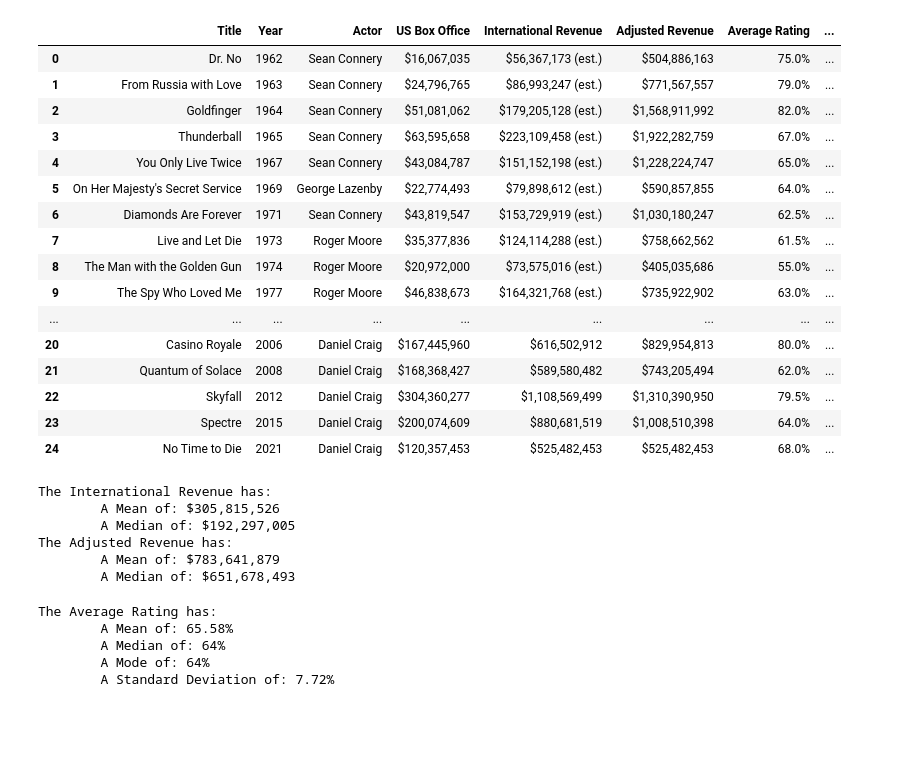
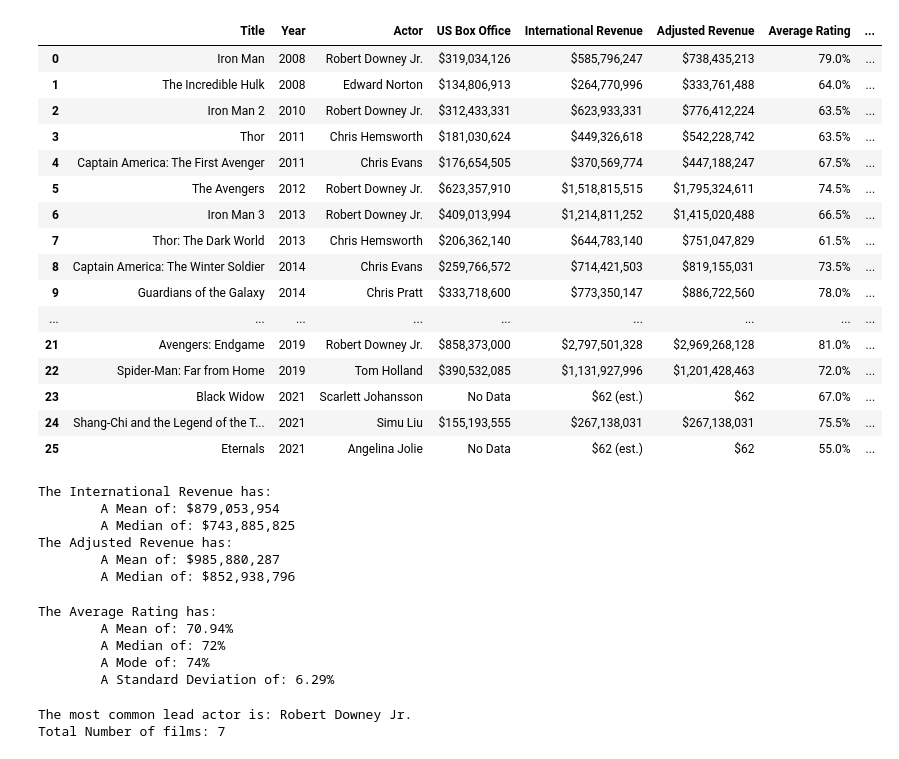
Before and after one commit to ans1080/Project007, a Jupyter notebook: 007analysis.ipynb, the cells around one changed output. Saved outputs shown, nothing was run; the diff lists cells and outputs as text; code cells hidden in the pictures; blank space fills up the shorter version.

Commit message:
analysis beta 1.0 + more csv data files to test

```diff
--- a/007analysis.ipynb
+++ b/007analysis.ipynb
@@ -1,28 +1,28 @@
 # %%
 import pandas as pd
 import math
 
 # Create the dataframe
-df = pd.read_csv('project007.csv', skiprows=1)  # Change to cloud if time permits
+df = pd.read_csv('mcu_data.csv', skiprows=1)  # Change to cloud if time permits
 df
 # %% [output]
 |  | Title | Year | Actor | US Box Office | International Revenue | Adjusted Revenue | Average Rating | ... |
-| 0 | Dr. No | 1962 | Sean Connery | $16,067,035 | $56,367,173 (est.) | $504,886,163 | 75.0% | ... |
-| 1 | From Russia with Love | 1963 | Sean Connery | $24,796,765 | $86,993,247 (est.) | $771,567,557 | 79.0% | ... |
-| 2 | Goldfinger | 1964 | Sean Connery | $51,081,062 | $179,205,128 (est.) | $1,568,911,992 | 82.0% | ... |
-| 3 | Thunderball | 1965 | Sean Connery | $63,595,658 | $223,109,458 (est.) | $1,922,282,759 | 67.0% | ... |
-| 4 | You Only Live Twice | 1967 | Sean Connery | $43,084,787 | $151,152,198 (est.) | $1,228,224,747 | 65.0% | ... |
-| 5 | On Her Majesty's Secret Service | 1969 | George Lazenby | $22,774,493 | $79,898,612 (est.) | $590,857,855 | 64.0% | ... |
-| 6 | Diamonds Are Forever | 1971 | Sean Connery | $43,819,547 | $153,729,919 (est.) | $1,030,180,247 | 62.5% | ... |
-| 7 | Live and Let Die | 1973 | Roger Moore | $35,377,836 | $124,114,288 (est.) | $758,662,562 | 61.5% | ... |
-| 8 | The Man with the Golden Gun | 1974 | Roger Moore | $20,972,000 | $73,575,016 (est.) | $405,035,686 | 55.0% | ... |
-| 9 | The Spy Who Loved Me | 1977 | Roger Moore | $46,838,673 | $164,321,768 (est.) | $735,922,902 | 63.0% | ... |
+| 0 | Iron Man | 2008 | Robert Downey Jr. | $319,034,126 | $585,796,247 | $738,435,213 | 79.0% | ... |
+| 1 | The Incredible Hulk | 2008 | Edward Norton | $134,806,913 | $264,770,996 | $333,761,488 | 64.0% | ... |
+| 2 | Iron Man 2 | 2010 | Robert Downey Jr. | $312,433,331 | $623,933,331 | $776,412,224 | 63.5% | ... |
+| 3 | Thor | 2011 | Chris Hemsworth | $181,030,624 | $449,326,618 | $542,228,742 | 63.5% | ... |
+| 4 | Captain America: The First Avenger | 2011 | Chris Evans | $176,654,505 | $370,569,774 | $447,188,247 | 67.5% | ... |
+| 5 | The Avengers | 2012 | Robert Downey Jr. | $623,357,910 | $1,518,815,515 | $1,795,324,611 | 74.5% | ... |
+| 6 | Iron Man 3 | 2013 | Robert Downey Jr. | $409,013,994 | $1,214,811,252 | $1,415,020,488 | 66.5% | ... |
+| 7 | Thor: The Dark World | 2013 | Chris Hemsworth | $206,362,140 | $644,783,140 | $751,047,829 | 61.5% | ... |
+| 8 | Captain America: The Winter Soldier | 2014 | Chris Evans | $259,766,572 | $714,421,503 | $819,155,031 | 73.5% | ... |
+| 9 | Guardians of the Galaxy | 2014 | Chris Pratt | $333,718,600 | $773,350,147 | $886,722,560 | 78.0% | ... |
 | ... | ... | ... | ... | ... | ... | ... | ... | ... |
-| 20 | Casino Royale | 2006 | Daniel Craig | $167,445,960 | $616,502,912 | $829,954,813 | 80.0% | ... |
-| 21 | Quantum of Solace | 2008 | Daniel Craig | $168,368,427 | $589,580,482 | $743,205,494 | 62.0% | ... |
-| 22 | Skyfall | 2012 | Daniel Craig | $304,360,277 | $1,108,569,499 | $1,310,390,950 | 79.5% | ... |
-| 23 | Spectre | 2015 | Daniel Craig | $200,074,609 | $880,681,519 | $1,008,510,398 | 64.0% | ... |
-| 24 | No Time to Die | 2021 | Daniel Craig | $120,357,453 | $525,482,453 | $525,482,453 | 68.0% | ... |
+| 21 | Avengers: Endgame | 2019 | Robert Downey Jr. | $858,373,000 | $2,797,501,328 | $2,969,268,128 | 81.0% | ... |
+| 22 | Spider-Man: Far from Home | 2019 | Tom Holland | $390,532,085 | $1,131,927,996 | $1,201,428,463 | 72.0% | ... |
+| 23 | Black Widow | 2021 | Scarlett Johansson | No Data | $62 (est.) | $62 | 67.0% | ... |
+| 24 | Shang-Chi and the Legend of the T... | 2021 | Simu Liu | $155,193,555 | $267,138,031 | $267,138,031 | 75.5% | ... |
+| 25 | Eternals | 2021 | Angelina Jolie | No Data | $62 (est.) | $62 | 55.0% | ... |
 # %%
 # Turn 'International Revenue', 'Adjusted Revenue', and 'Average Rating' values from strings into floats for mathematics
 df['International Revenue'] = df['International Revenue'].apply(lambda x: float(x.replace(',', '').replace('$', '').replace(' (est.)', '')))
@@ -44,11 +44,11 @@ for column in columns:
     print(f'        A Median of: {median}')
 # %% [output]
 The International Revenue has:
-        A Mean of: $305,815,526
-        A Median of: $192,297,005
+        A Mean of: $879,053,954
+        A Median of: $743,885,825
 The Adjusted Revenue has:
-        A Mean of: $783,641,879
-        A Median of: $651,678,493
+        A Mean of: $985,880,287
+        A Median of: $852,938,796
 # %%
 # Calculate the Mean, Median, and Mode of 'Average Rating'
 column = 'Average Rating'
@@ -60,8 +60,8 @@ mode = "{:,.0f}%".format(mode)
 
 # Calculate the Standard Deviation of 'Average Rating'
 df['Calculations'] = df['Average Rating'].apply(lambda x: (x - mean)*(x - mean))
-sum = df['Calculations'].sum()
-variance = sum / len(df)
+total = df['Calculations'].sum()
+variance = total / len(df)
 standard_deviation = math.sqrt(variance)
 
 # Format the results
@@ -77,7 +77,16 @@ print(f'        A Mode of: {mode}')
 print(f'        A Standard Deviation of: {standard_deviation}')
 # %% [output]
 The Average Rating has:
-        A Mean of: 65.58%
-        A Median of: 64%
-        A Mode of: 64%
-        A Standard Deviation of: 7.72%
+        A Mean of: 70.94%
+        A Median of: 72%
+        A Mode of: 74%
+        A Standard Deviation of: 6.29%
+# %%
+# Calculate the mode of 'Actor' to satisfy qualitative requirement
+mode = df['Actor'].mode().iloc[0]
+size = len(df.loc[df['Actor'] == mode])
+print(f'The most common lead actor is: {mode}')
+print(f'Total Number of films: {size}')
+# %% [output]
+The most common lead actor is: Robert Downey Jr.
+Total Number of films: 7
```
Also changed, not shown: parts of 3 cells of this notebook, 2 other files.
